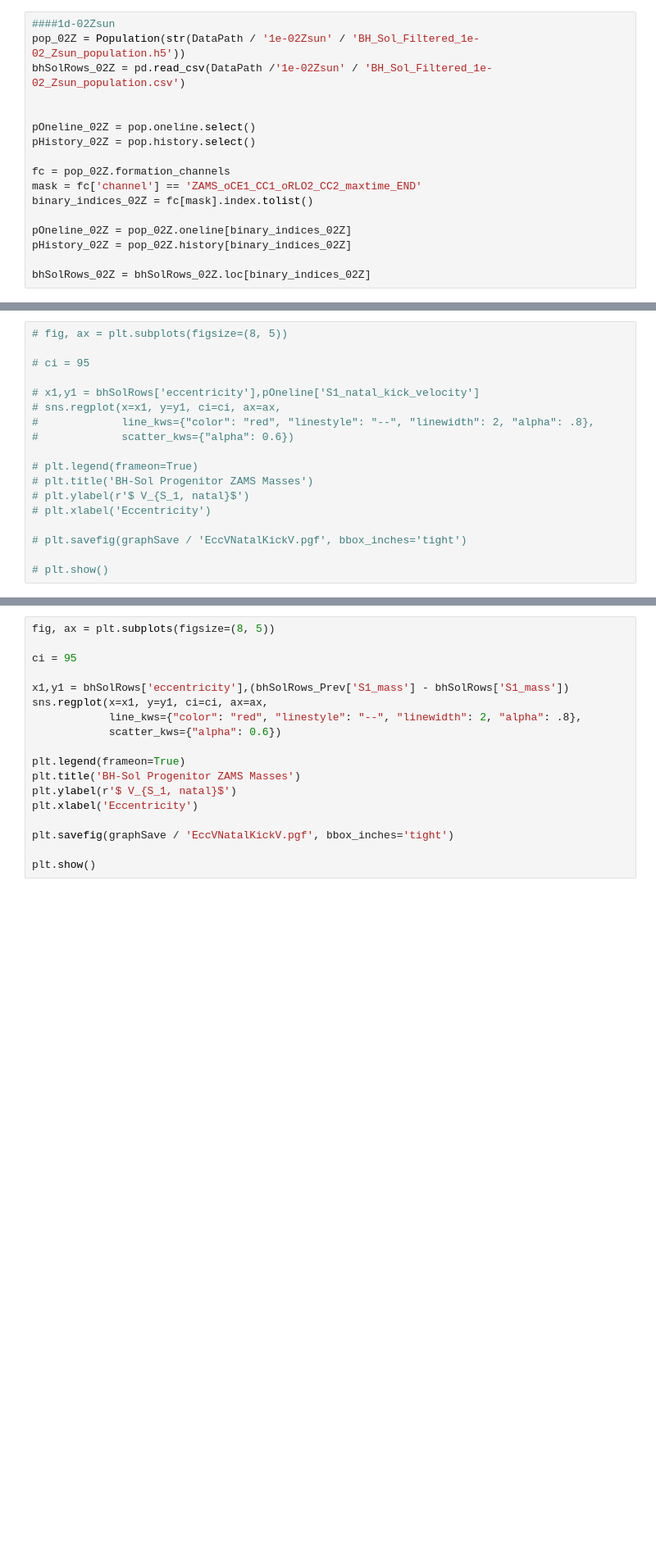
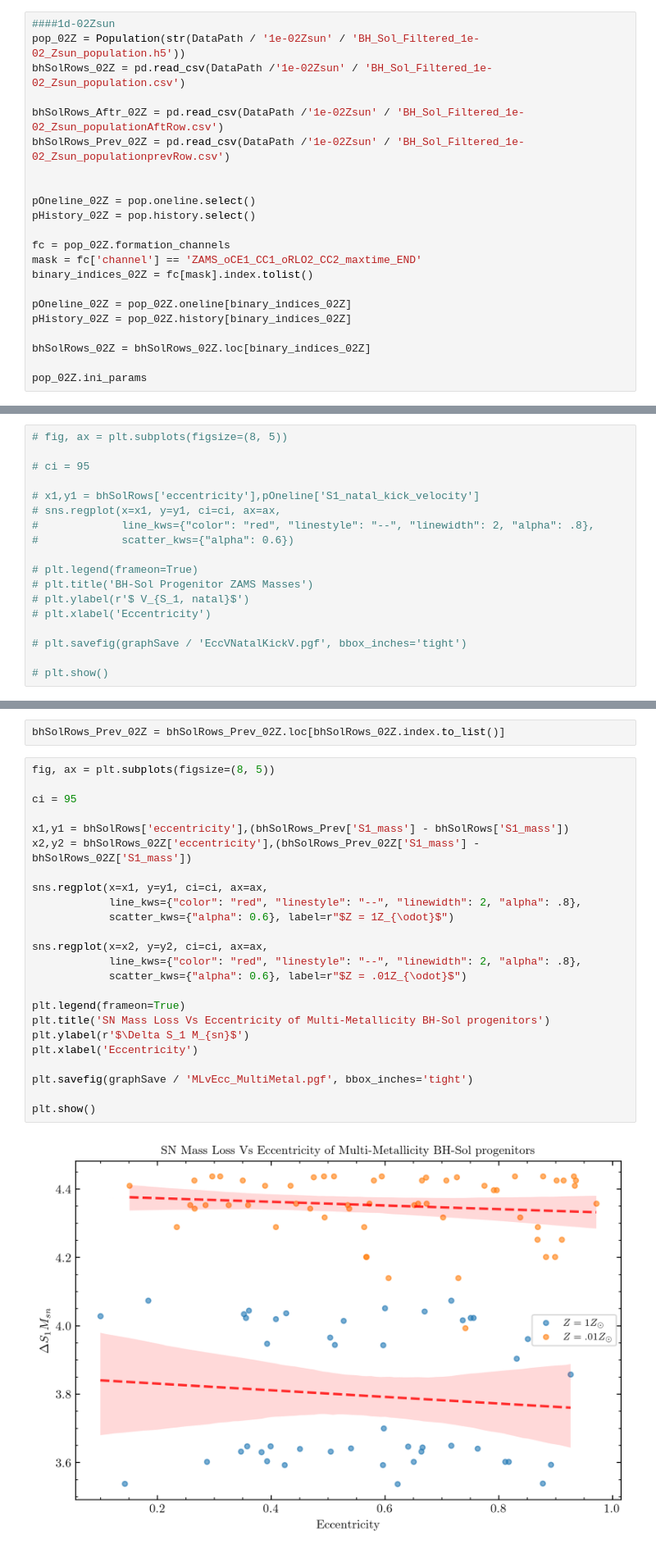
Before and after one commit to PiersonLip/solarBHs, a Jupyter notebook: Notebooks/BHSolGraphin.ipynb, the cells around one changed output, grey strips where cells are left out. Shown at 82% size. Drawn from its saved outputs; the diff is of its cells as text; blank space fills up the shorter version.

Commit message:
more new graphs

```diff
--- a/Notebooks/BHSolGraphin.ipynb
+++ b/Notebooks/BHSolGraphin.ipynb
@@ -176,6 +196,9 @@ pHistory = pHistory.drop(17, axis='index')
 ####1d-02Zsun
 pop_02Z = Population(str(DataPath / '1e-02Zsun' / 'BH_Sol_Filtered_1e-02_Zsun_population.h5'))
 bhSolRows_02Z = pd.read_csv(DataPath /'1e-02Zsun' / 'BH_Sol_Filtered_1e-02_Zsun_population.csv')
+
+bhSolRows_Aftr_02Z = pd.read_csv(DataPath /'1e-02Zsun' / 'BH_Sol_Filtered_1e-02_Zsun_populationAftRow.csv')
+bhSolRows_Prev_02Z = pd.read_csv(DataPath /'1e-02Zsun' / 'BH_Sol_Filtered_1e-02_Zsun_populationprevRow.csv')
 
 
 pOneline_02Z = pop.oneline.select()
@@ -189,3 +212,5 @@ pOneline_02Z = pop_02Z.oneline[binary_indices_02Z]
 pHistory_02Z = pop_02Z.history[binary_indices_02Z]
 
 bhSolRows_02Z = bhSolRows_02Z.loc[binary_indices_02Z]
+
+pop_02Z.ini_params
@@ -435,21 +494,31 @@ xVsY(xvar= bhSolRows['eccentricity'], yvar=pOneline['S1_natal_kick_velocity'], t
+# %%
+bhSolRows_Prev_02Z = bhSolRows_Prev_02Z.loc[bhSolRows_02Z.index.to_list()]
 # %%
 fig, ax = plt.subplots(figsize=(8, 5))
 
 ci = 95
 
 x1,y1 = bhSolRows['eccentricity'],(bhSolRows_Prev['S1_mass'] - bhSolRows['S1_mass'])
+x2,y2 = bhSolRows_02Z['eccentricity'],(bhSolRows_Prev_02Z['S1_mass'] - bhSolRows_02Z['S1_mass'])
+
 sns.regplot(x=x1, y=y1, ci=ci, ax=ax,
             line_kws={"color": "red", "linestyle": "--", "linewidth": 2, "alpha": .8},
-            scatter_kws={"alpha": 0.6})
+            scatter_kws={"alpha": 0.6}, label=r"$Z = 1Z_{\odot}$")
+
+sns.regplot(x=x2, y=y2, ci=ci, ax=ax,
+            line_kws={"color": "red", "linestyle": "--", "linewidth": 2, "alpha": .8},
+            scatter_kws={"alpha": 0.6}, label=r"$Z = .01Z_{\odot}$")
 
 plt.legend(frameon=True)
-plt.title('BH-Sol Progenitor ZAMS Masses')
-plt.ylabel(r'$ V_{S_1, natal}$')
+plt.title('SN Mass Loss Vs Eccentricity of Multi-Metallicity BH-Sol progenitors')
+plt.ylabel(r'$\Delta S_1 M_{sn}$')
 plt.xlabel('Eccentricity')
 
-plt.savefig(graphSave / 'EccVNatalKickV.pgf', bbox_inches='tight')
+plt.savefig(graphSave / 'MLvEcc_MultiMetal.pgf', bbox_inches='tight')
 
 plt.show()
+# %% [output]
+[figure, added]
 # %%
 xVsY(xvar= bhSolRows['eccentricity'], yvar=(bhSolRows_Prev['S1_mass'] - bhSolRows['S1_mass']), title='SN Mass Loss Vs Eccentricity of BH-Sol progenitors', yLabel=r'$\Delta S_1 M_{sn}$', xLabel='Eccentricity', fit=True, saveFig=True, savePath=graphSave)
 # %% [output]
```
Also changed, not shown: parts of 3 cells of this notebook, 6 other files.
